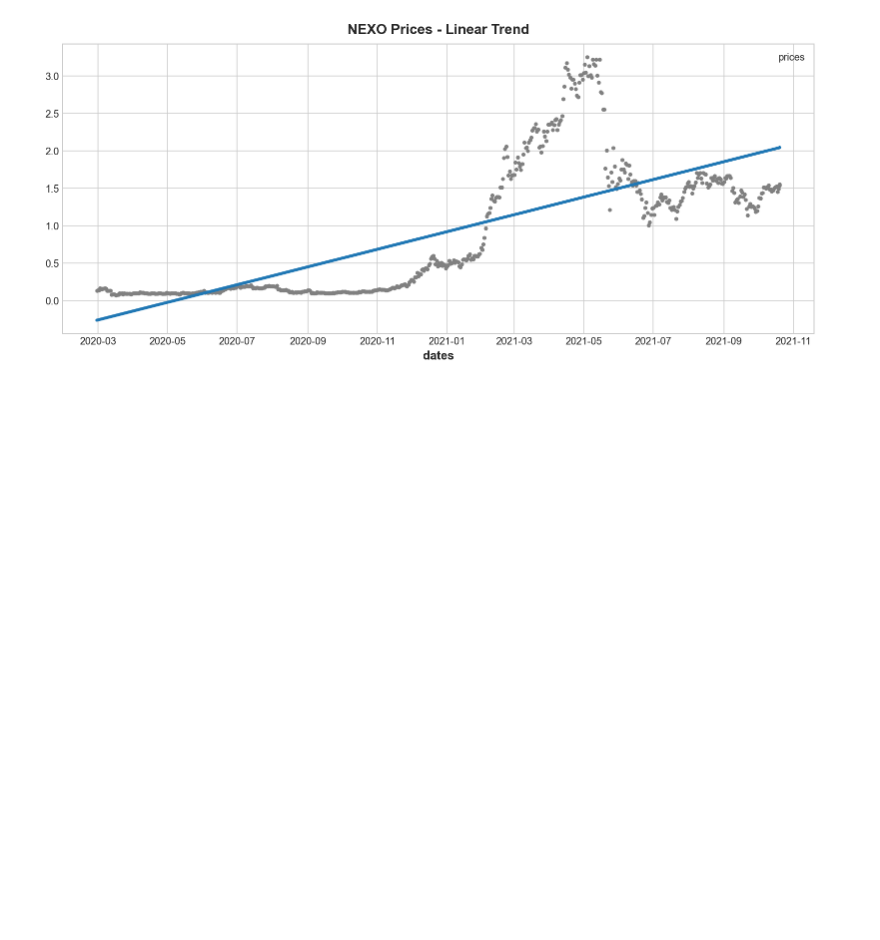
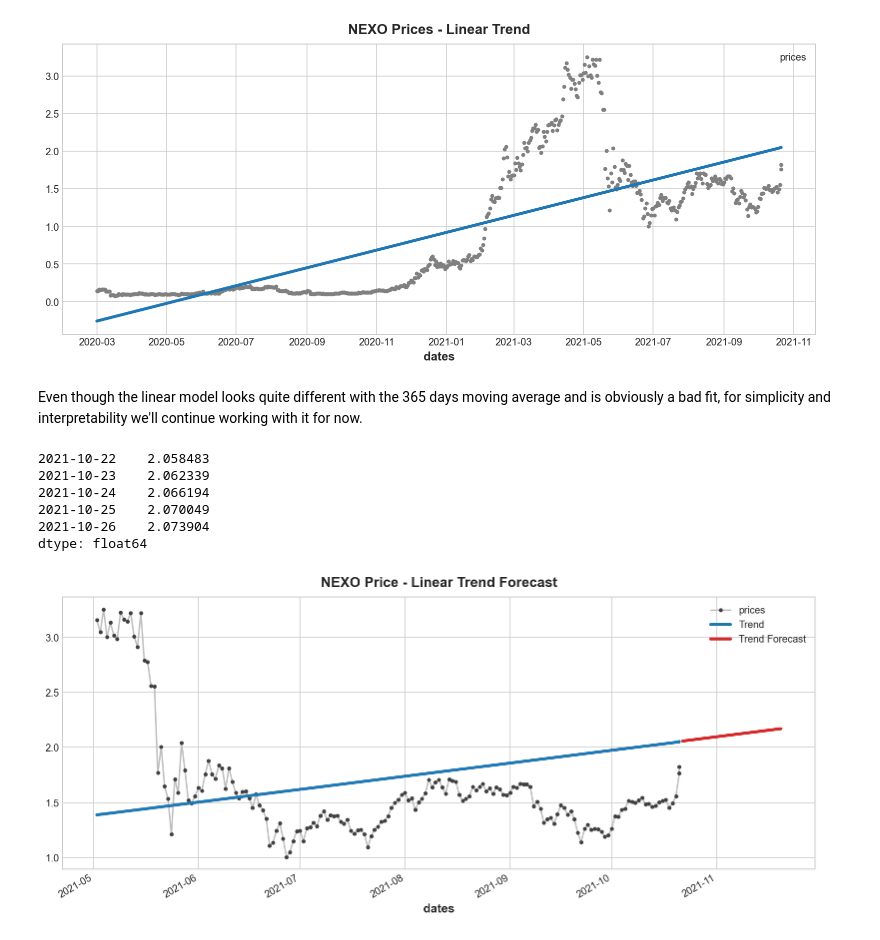
Before and after one commit to sekR4/cryptoracle, a Jupyter notebook: src/Trend.ipynb, the cells around one changed output. Saved outputs shown, nothing was run; the diff lists cells and outputs as text; code cells hidden in the pictures; blank space fills up the shorter version.

Commit message:
hybrid forecasting

```diff
--- a/src/Trend.ipynb
+++ b/src/Trend.ipynb
@@ -90,3 +90,31 @@ ax = df.plot(style=".", color="0.5", title="NEXO Prices - Linear Trend")
 _ = y_pred.plot(ax=ax, linewidth=3, label="Trend")
 # %% [output]
 [figure]
+# %% [markdown]
+Even though the linear model looks quite different with the 365 days moving average and is obviously a bad fit, for simplicity and interpretability we'll continue working with it for now.
+# %%
+forecast_n_days = 30
+forecast_index = pd.date_range(df.index.max(), periods=forecast_n_days+1).tolist()[1:]
+
+X = dp.out_of_sample(steps=forecast_n_days,forecast_index=forecast_index)
+y_fore = pd.Series(model.predict(X), index=X.index)
+
+y_fore.head()
+# %% [output]
+2021-10-22    2.058483
+2021-10-23    2.062339
+2021-10-24    2.066194
+2021-10-25    2.070049
+2021-10-26    2.073904
+dtype: float64
+# %%
+from datetime import datetime
+
+min_date = datetime.strptime("2021-05", '%Y-%m').date()
+
+ax = df[df.index > min_date].plot(title="NEXO Price - Linear Trend Forecast", **plot_params)
+ax = y_pred[y_pred.index > min_date].plot(ax=ax, linewidth=3, label="Trend")
+ax = y_fore.plot(ax=ax, linewidth=3, label="Trend Forecast", color="C3")
+_ = ax.legend()
+# %% [output]
+[figure, added]
```
Also changed, not shown: parts of 3 cells of this notebook, 6 other files.
